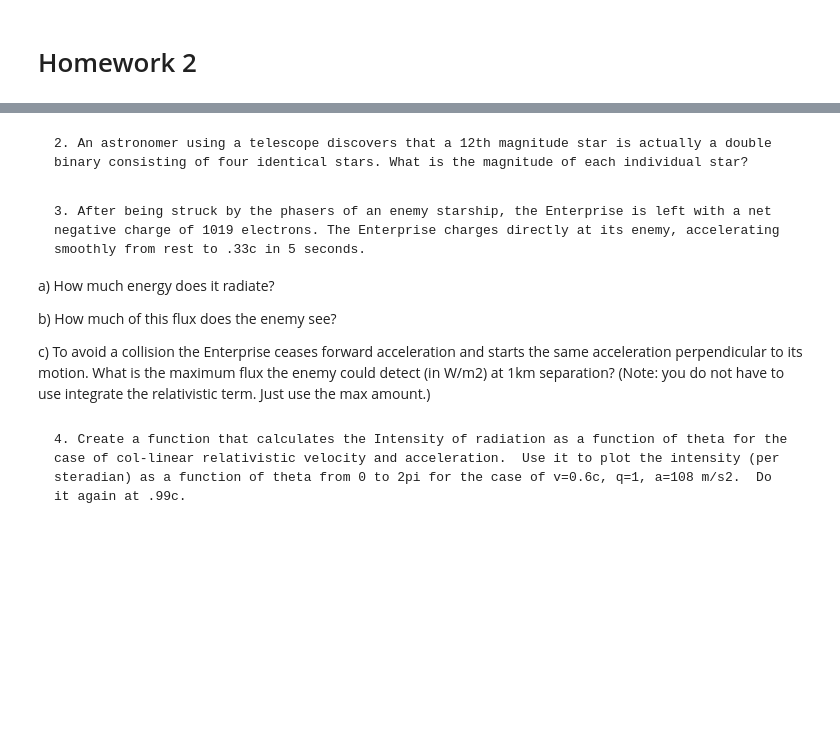
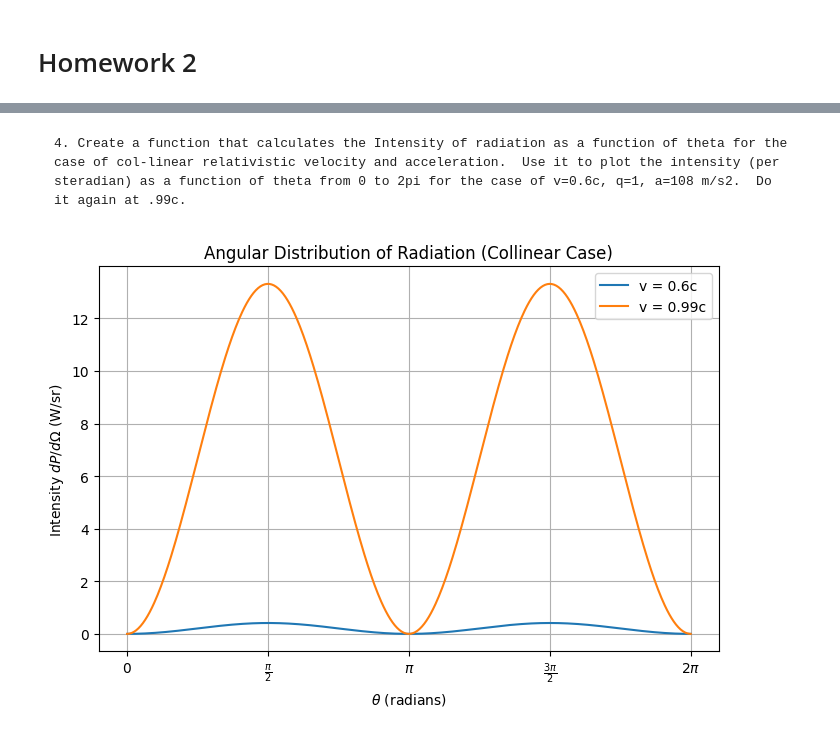
Before and after one commit to taro1256/Astrophysics, a Jupyter notebook: Homework_2.ipynb, the cells around one changed output, grey strips where cells are left out. Saved outputs shown, nothing was run; the diff lists cells and outputs as text; code cells hidden in the pictures; blank space fills up the shorter version.

```diff
--- a/Homework_2.ipynb
+++ b/Homework_2.ipynb
@@ -17,12 +3,45 @@ c)An opaque spherical body of radius 100km has a uniform photon intensity of 1 p
-# %% [markdown]
-    2. An astronomer using a telescope discovers that a 12th magnitude star is actually a double binary consisting of four identical stars. What is the magnitude of each individual star?
-# %% [markdown]
-    3. After being struck by the phasers of an enemy starship, the Enterprise is left with a net negative charge of 1019 electrons. The Enterprise charges directly at its enemy, accelerating smoothly from rest to .33c in 5 seconds.
-
-a) How much energy does it radiate?
-
-b) How much of this flux does the enemy see?
-
-c) To avoid a collision the Enterprise ceases forward acceleration and starts the same acceleration perpendicular to its motion. What is the maximum flux the enemy could detect (in W/m2) at 1km separation? (Note: you do not have to use integrate the relativistic term.  Just use the max amount.)
 # %% [markdown]
     4. Create a function that calculates the Intensity of radiation as a function of theta for the case of col-linear relativistic velocity and acceleration.  Use it to plot the intensity (per steradian) as a function of theta from 0 to 2pi for the case of v=0.6c, q=1, a=108 m/s2.  Do it again at .99c.
+# %%
+import numpy as np
+import matplotlib.pyplot as plt
+
+# constants
+c = 3.0e8
+eps0 = 8.8541878128e-12
+
+def intensity(theta, v, q, a):
+    """Angular distribution of radiation intensity (collinear velocity & acceleration)."""
+    gamma = 1.0 / np.sqrt(1 - (v/c)**2)
+    prefactor = q**2 * (gamma**2) * (a**2) / (16 * np.pi**2 * eps0 * c**3)
+    return prefactor * np.sin(theta)**2
+
+# parameters
+q = 1.0  # C
+a = 1.0e8  # m/s^2
+
+# theta array
+theta = np.linspace(0, 2*np.pi, 500)
+
+# two cases
+I_06c = intensity(theta, 0.6*c, q, a)
+I_099c = intensity(theta, 0.99*c, q, a)
+
+# plotting
+plt.figure(figsize=(8,5))
+plt.plot(theta, I_06c, label="v = 0.6c")
+plt.plot(theta, I_099c, label="v = 0.99c")
+plt.xlabel(r"$\theta$ (radians)")
+plt.ylabel(r"Intensity $dP/d\Omega$ (W/sr)")
+plt.title("Angular Distribution of Radiation (Collinear Case)")
+plt.legend()
+plt.grid(True)
+
+# Set x-ticks at intervals of pi
+xticks = np.arange(0, 2*np.pi+0.1, np.pi/2)
+xtick_labels = [r"$0$", r"$\frac{\pi}{2}$", r"$\pi$", r"$\frac{3\pi}{2}$", r"$2\pi$"]
+plt.xticks(xticks, xtick_labels)
+
+plt.show()
+# %% [output]
+[figure, added]
```
Also changed, not shown: parts of 1 cell of this notebook.
